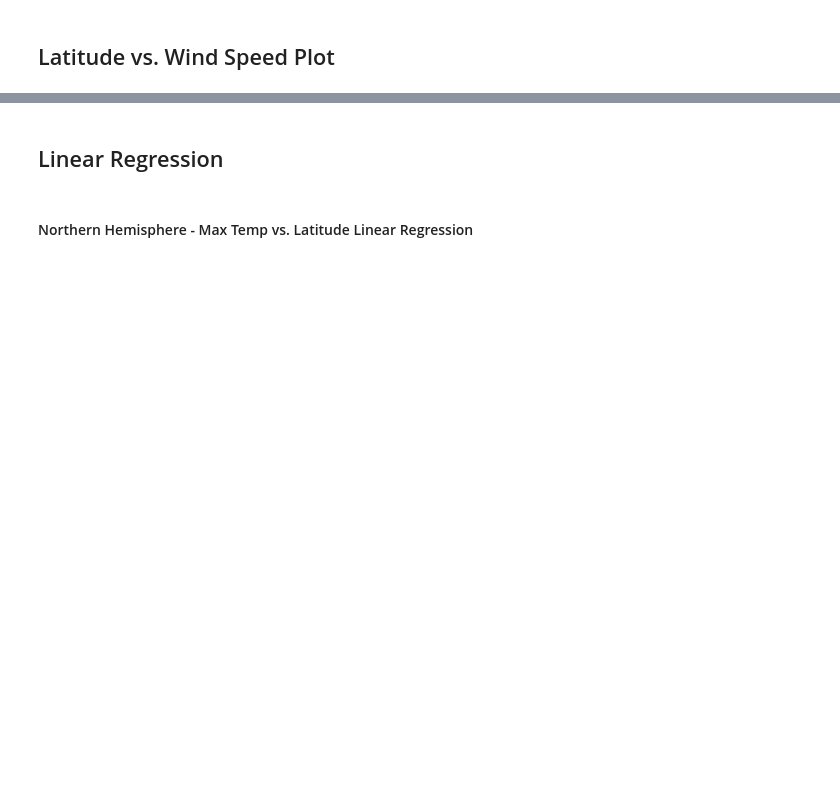
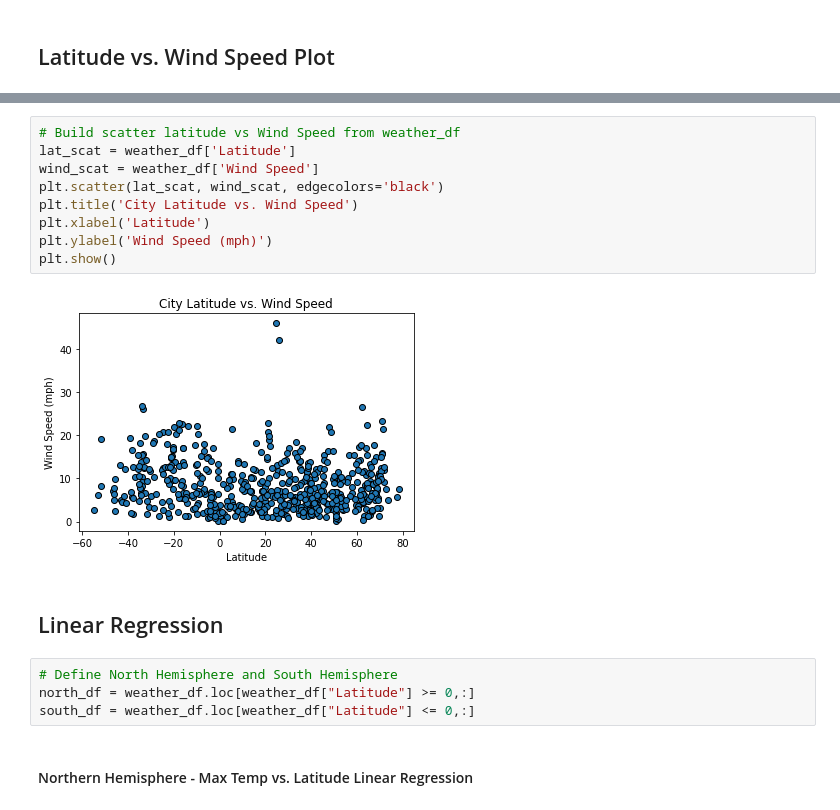
Before and after one commit to Paulhan49/python-api-challenge, a Jupyter notebook: WeatherPy.ipynb, the cells around one changed output, grey strips where cells are left out. Saved outputs shown, nothing was run; the diff lists cells and outputs as text; blank space fills up the shorter version.

```diff
--- a/WeatherPy.ipynb
+++ b/WeatherPy.ipynb
@@ -122,4 +217,19 @@ Int64Index([], dtype='int64')
+# %%
+# Build scatter latitude vs Wind Speed from weather_df
+lat_scat = weather_df['Latitude']
+wind_scat = weather_df['Wind Speed']
+plt.scatter(lat_scat, wind_scat, edgecolors='black')
+plt.title('City Latitude vs. Wind Speed')
+plt.xlabel('Latitude')
+plt.ylabel('Wind Speed (mph)')
+plt.show()
+# %% [output]
+[figure, added]
 # %% [markdown]
 ## Linear Regression
+# %%
+# Define North Hemisphere and South Hemisphere
+north_df = weather_df.loc[weather_df["Latitude"] >= 0,:]
+south_df = weather_df.loc[weather_df["Latitude"] <= 0,:]
 # %% [markdown]
 ####  Northern Hemisphere - Max Temp vs. Latitude Linear Regression
```
Also changed, not shown: parts of 35 cells of this notebook, 2 other files.
